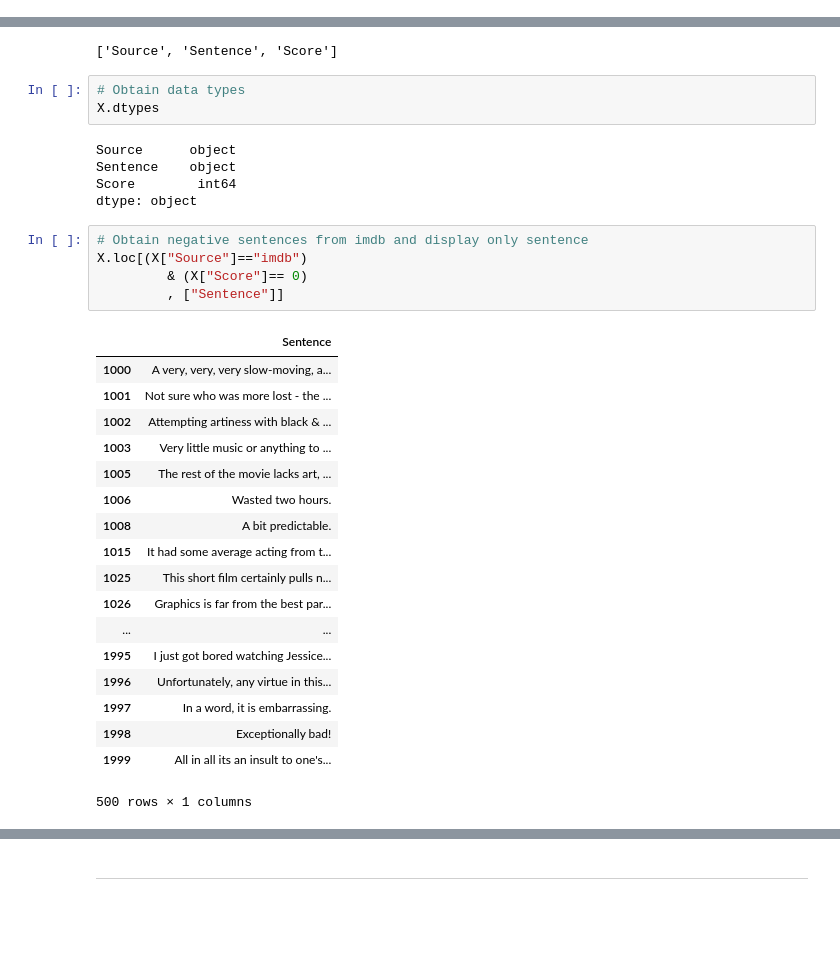
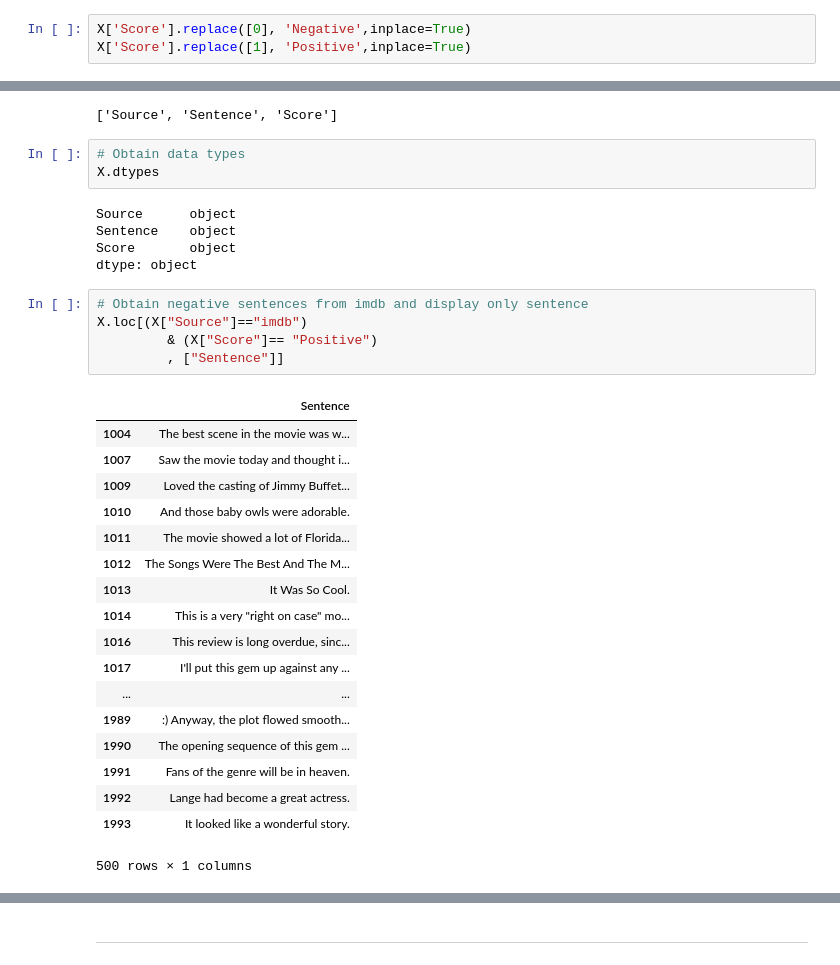
Before and after one commit to niraj221/data_mining_hw_1, a Jupyter notebook: hw_1.ipynb, the cells around one changed output, grey strips where cells are left out. Drawn from its saved outputs; the diff is of its cells as text; blank space fills up the shorter version.

```diff
--- a/hw_1.ipynb
+++ b/hw_1.ipynb
@@ -84,3 +84,6 @@ print(X)
 2999          yelp  Then, as if I hadn't wasted enough of my life ...      0
 
 [3000 rows x 3 columns]
+# %%
+X['Score'].replace([0], 'Negative',inplace=True)
+X['Score'].replace([1], 'Positive',inplace=True)
@@ -204,31 +228,31 @@ X.dtypes
 # %% [output]
 Source      object
 Sentence    object
-Score        int64
+Score       object
 dtype: object
 # %%
 # Obtain negative sentences from imdb and display only sentence
 X.loc[(X["Source"]=="imdb")
-         & (X["Score"]== 0)
+         & (X["Score"]== "Positive")
          , ["Sentence"]]
 # %% [output]
 |  | Sentence |
-| 1000 | A very, very, very slow-moving, a... |
-| 1001 | Not sure who was more lost - the ... |
-| 1002 | Attempting artiness with black & ... |
-| 1003 | Very little music or anything to ... |
-| 1005 | The rest of the movie lacks art, ... |
-| 1006 | Wasted two hours. |
-| 1008 | A bit predictable. |
-| 1015 | It had some average acting from t... |
-| 1025 | This short film certainly pulls n... |
-| 1026 | Graphics is far from the best par... |
+| 1004 | The best scene in the movie was w... |
+| 1007 | Saw the movie today and thought i... |
+| 1009 | Loved the casting of Jimmy Buffet... |
+| 1010 | And those baby owls were adorable. |
+| 1011 | The movie showed a lot of Florida... |
+| 1012 | The Songs Were The Best And The M... |
+| 1013 | It Was So Cool. |
+| 1014 | This is a very "right on case" mo... |
+| 1016 | This review is long overdue, sinc... |
+| 1017 | I'll put this gem up against any ... |
 | ... | ... |
-| 1995 | I just got bored watching Jessice... |
-| 1996 | Unfortunately, any virtue in this... |
-| 1997 | In a word, it is embarrassing. |
-| 1998 | Exceptionally bad! |
-| 1999 | All in all its an insult to one's... |
+| 1989 | :) Anyway, the plot flowed smooth... |
+| 1990 | The opening sequence of this gem ... |
+| 1991 | Fans of the genre will be in heaven. |
+| 1992 | Lange had become a great actress. |
+| 1993 | It looked like a wonderful story. |
 500 rows × 1 columns
 # %%
 # Obtain dataset order by sentence descending
```
Also changed, not shown: parts of 64 cells of this notebook, 1 other file.
